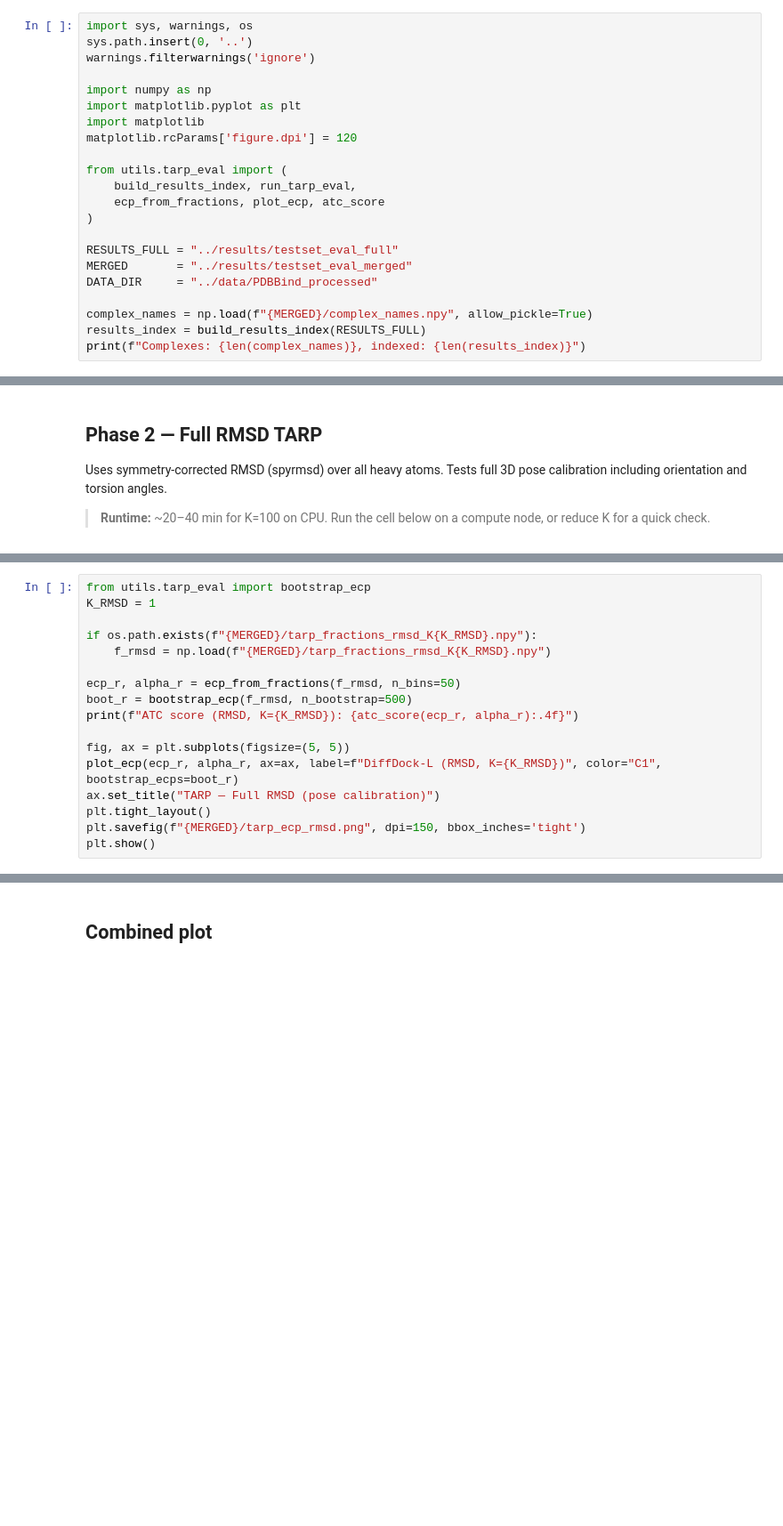
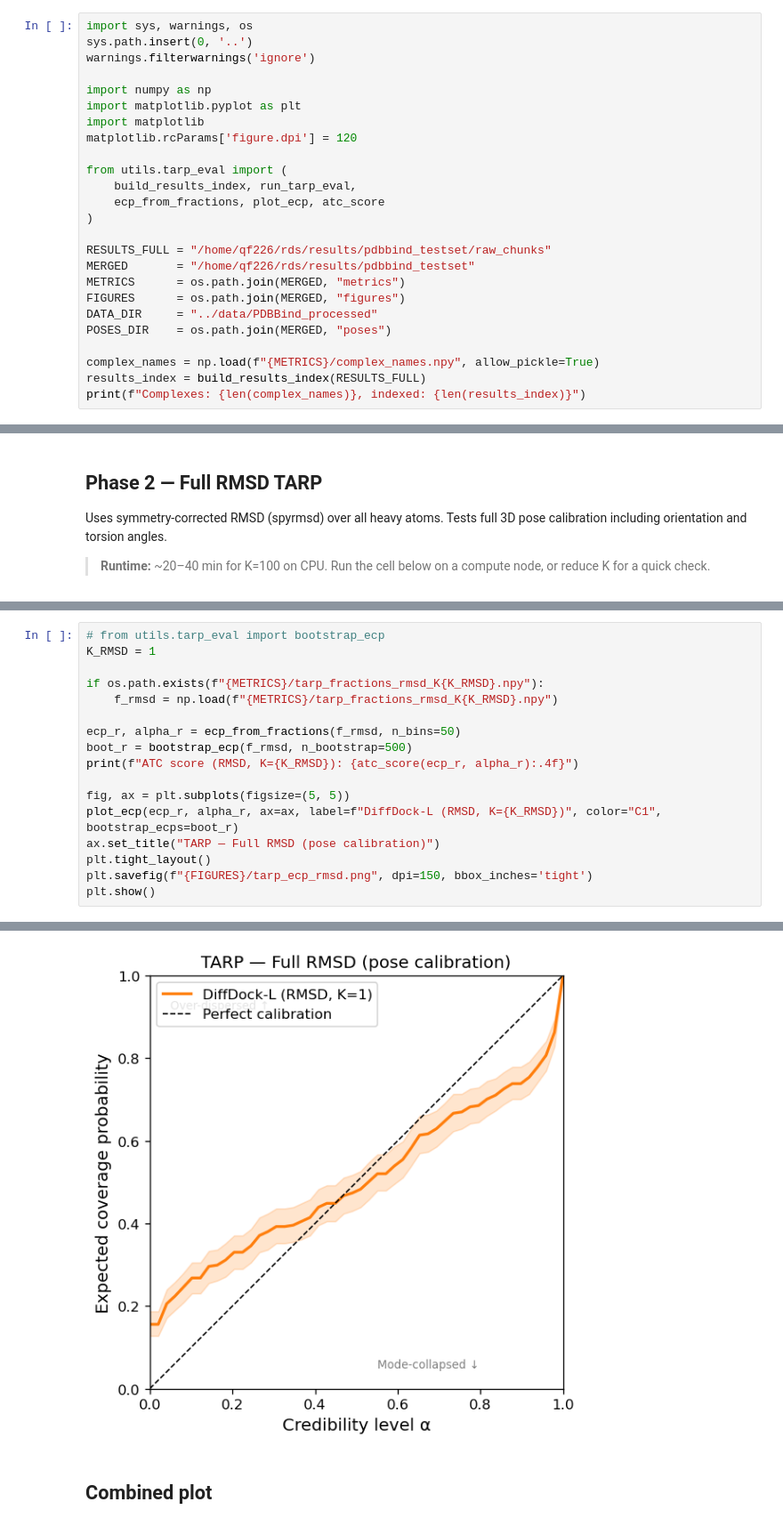
Before and after one commit to quentin-fuchs/MasterThesis, a Jupyter notebook: notebooks/tarp_analysis.ipynb, the cells around one changed output, grey strips where cells are left out. Shown at 89% size. Cells and saved outputs as stored; diff of their text form; blank space fills up the shorter version.

```diff
--- a/notebooks/tarp_analysis.ipynb
+++ b/notebooks/tarp_analysis.ipynb
@@ -20,11 +20,14 @@ from utils.tarp_eval import (
     ecp_from_fractions, plot_ecp, atc_score
 )
 
-RESULTS_FULL = "../results/testset_eval_full"
-MERGED       = "../results/testset_eval_merged"
+RESULTS_FULL = "/home/qf226/rds/results/pdbbind_testset/raw_chunks"
+MERGED       = "/home/qf226/rds/results/pdbbind_testset"
+METRICS      = os.path.join(MERGED, "metrics")
+FIGURES      = os.path.join(MERGED, "figures")
 DATA_DIR     = "../data/PDBBind_processed"
+POSES_DIR    = os.path.join(MERGED, "poses")
 
-complex_names = np.load(f"{MERGED}/complex_names.npy", allow_pickle=True)
+complex_names = np.load(f"{METRICS}/complex_names.npy", allow_pickle=True)
 results_index = build_results_index(RESULTS_FULL)
 print(f"Complexes: {len(complex_names)}, indexed: {len(results_index)}")
 # %% [output]
@@ -132,10 +137,10 @@ np.save(f"{MERGED}/tarp_fractions_rmsd_K{K_RMSD}.npy", f_rmsd)
 print(f"Collected {f_rmsd.shape[0]} complexes × {f_rmsd.shape[1]} references")
 # %%
-from utils.tarp_eval import bootstrap_ecp
+# from utils.tarp_eval import bootstrap_ecp
 K_RMSD = 1
 
-if os.path.exists(f"{MERGED}/tarp_fractions_rmsd_K{K_RMSD}.npy"):
-    f_rmsd = np.load(f"{MERGED}/tarp_fractions_rmsd_K{K_RMSD}.npy")
+if os.path.exists(f"{METRICS}/tarp_fractions_rmsd_K{K_RMSD}.npy"):
+    f_rmsd = np.load(f"{METRICS}/tarp_fractions_rmsd_K{K_RMSD}.npy")
 
 ecp_r, alpha_r = ecp_from_fractions(f_rmsd, n_bins=50)
 boot_r = bootstrap_ecp(f_rmsd, n_bootstrap=500)
@@ -145,5 +150,6 @@ fig, ax = plt.subplots(figsize=(5, 5))
 plot_ecp(ecp_r, alpha_r, ax=ax, label=f"DiffDock-L (RMSD, K={K_RMSD})", color="C1", bootstrap_ecps=boot_r)
 ax.set_title("TARP — Full RMSD (pose calibration)")
 plt.tight_layout()
-plt.savefig(f"{MERGED}/tarp_ecp_rmsd.png", dpi=150, bbox_inches='tight')
+plt.savefig(f"{FIGURES}/tarp_ecp_rmsd.png", dpi=150, bbox_inches='tight')
 plt.show()
+# %% [output]
@@ -150,3 +157,4 @@ plt.show()
+[figure, added]
 # %% [markdown]
 ## Combined plot
 # %%
```
Also changed, not shown: parts of 24 cells of this notebook, 4 other files.
